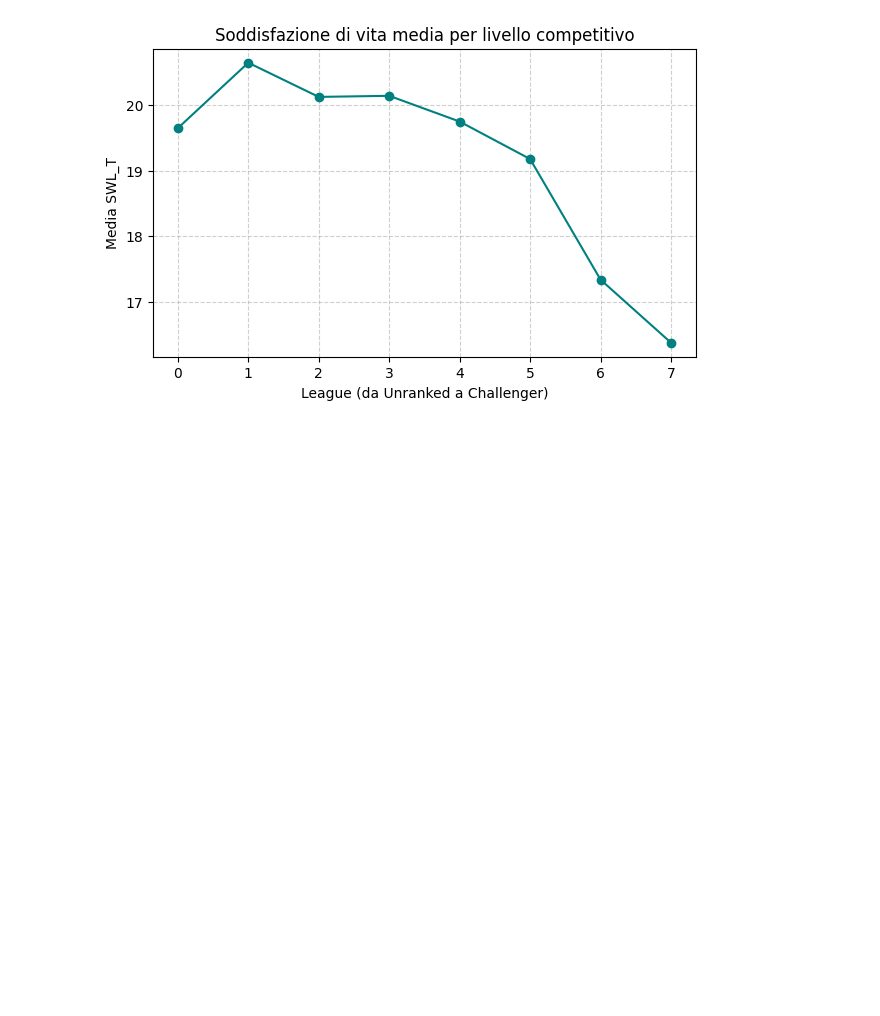
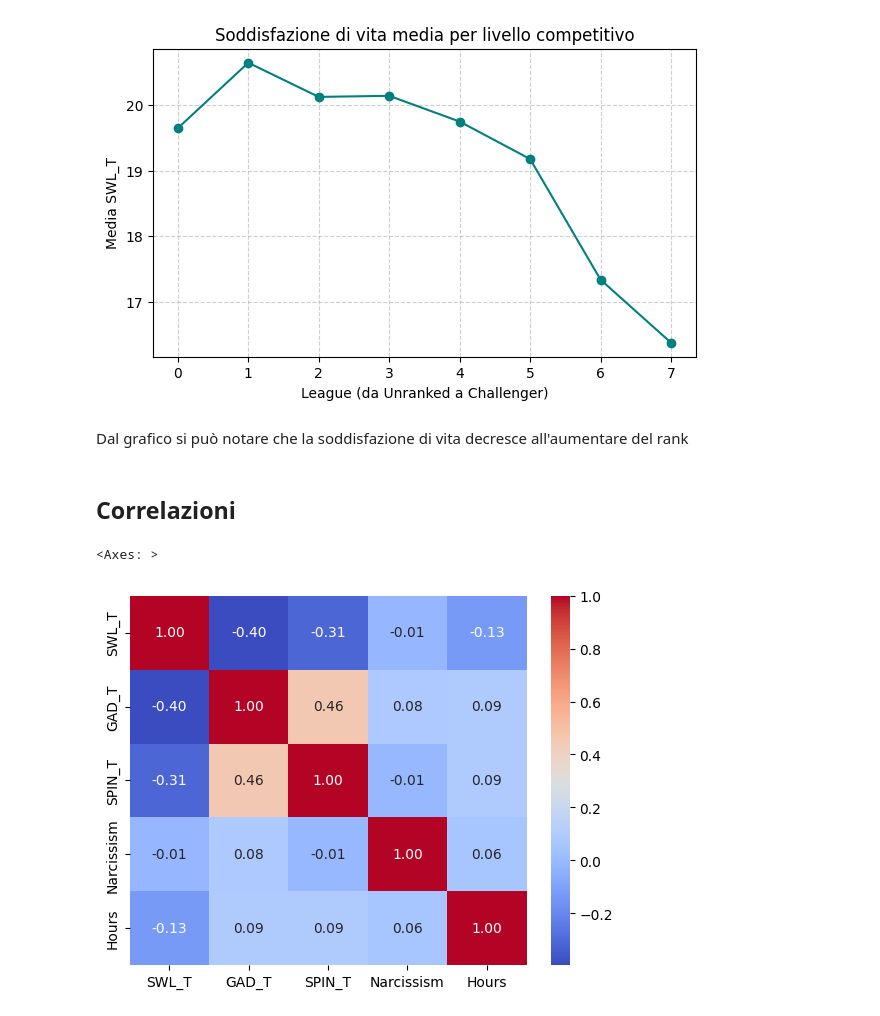
Before and after one commit to leonardogrimaldi/Progetto_Data_Intensive_24-25, a Jupyter notebook: main.ipynb, the cells around one changed output. Cells and saved outputs as stored; diff of their text form; code cells hidden in the pictures; blank space fills up the shorter version.

```diff
--- a/main.ipynb
+++ b/main.ipynb
@@ -261,3 +289,15 @@ plt.grid(True, linestyle='--', alpha=0.6)
 plt.show()
 # %% [output]
 [figure]
+# %% [markdown]
+Dal grafico si può notare che la soddisfazione di vita decresce all'aumentare del rank
+# %% [markdown]
+## Correlazioni
+# %%
+val = ['SWL_T', 'GAD_T', 'SPIN_T', 'Narcissism', 'Hours']
+
+corr_matrix = lol_dataset[val].corr()
+sns.heatmap(corr_matrix, annot=True, cmap='coolwarm', fmt=".2f")
+# %% [output]
+<Axes: >
+[figure, added]
```
Also changed, not shown: parts of 7 cells of this notebook.
